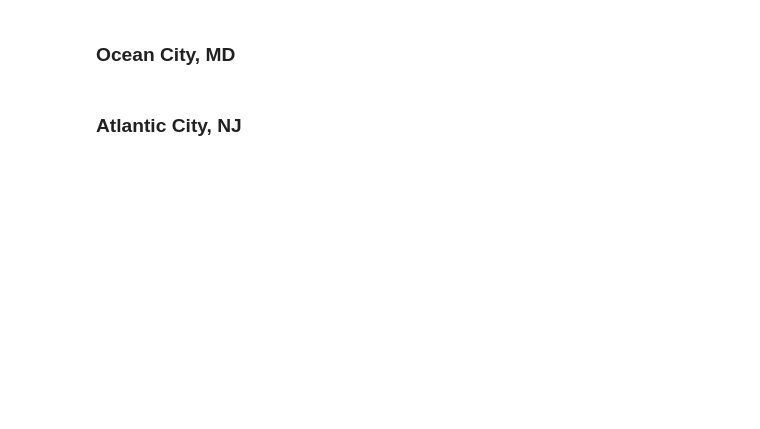
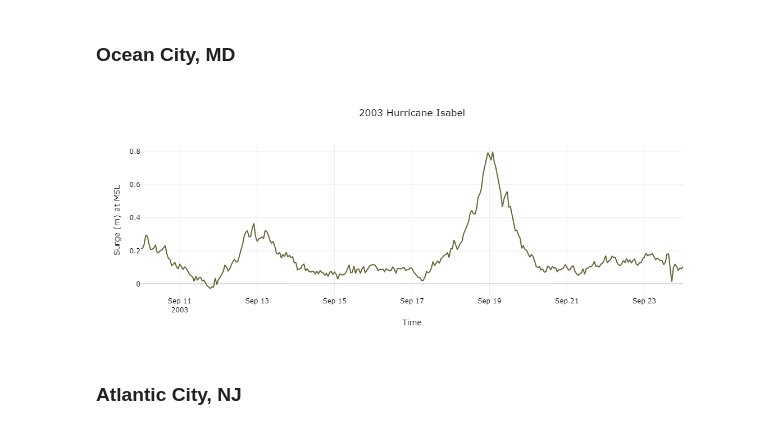
Before and after one commit to Rezaie/Flood_lab_notebooks, a Jupyter notebook: notebooks/notebook_afterCF.ipynb, the cells around one changed output. Saved outputs shown, nothing was run; the diff lists cells and outputs as text; code cells hidden in the pictures; blank space fills up the shorter version.

```diff
--- a/notebooks/notebook_afterCF.ipynb
+++ b/notebooks/notebook_afterCF.ipynb
@@ -172,11 +169,13 @@ interactive = iplot(fig)
 # %% [markdown]
 ### Ocean City, MD
 # %%
-data = utils.noaa_surge(8570283,'20030827','20030926')
+data = utils.noaa_surge('8570283','20030827','20030926')
 title,x,y = '2003 Hurricane Isabel','Time','Surge (m) at MSL'
 layout=utils.layout(title,x,y)
 fig = go.Figure(data=data, layout=layout)
 interactive = iplot(fig)
+# %% [output]
+[figure, added]
 # %% [markdown]
 ### Atlantic City, NJ
 # %%
```
Also changed, not shown: parts of 10 cells of this notebook.
